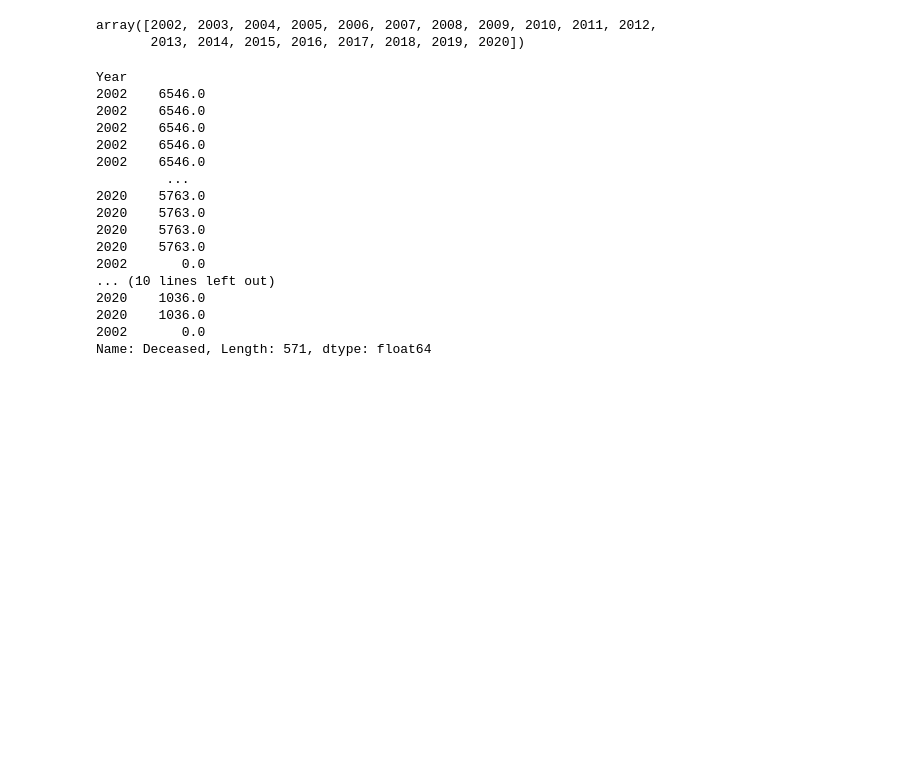
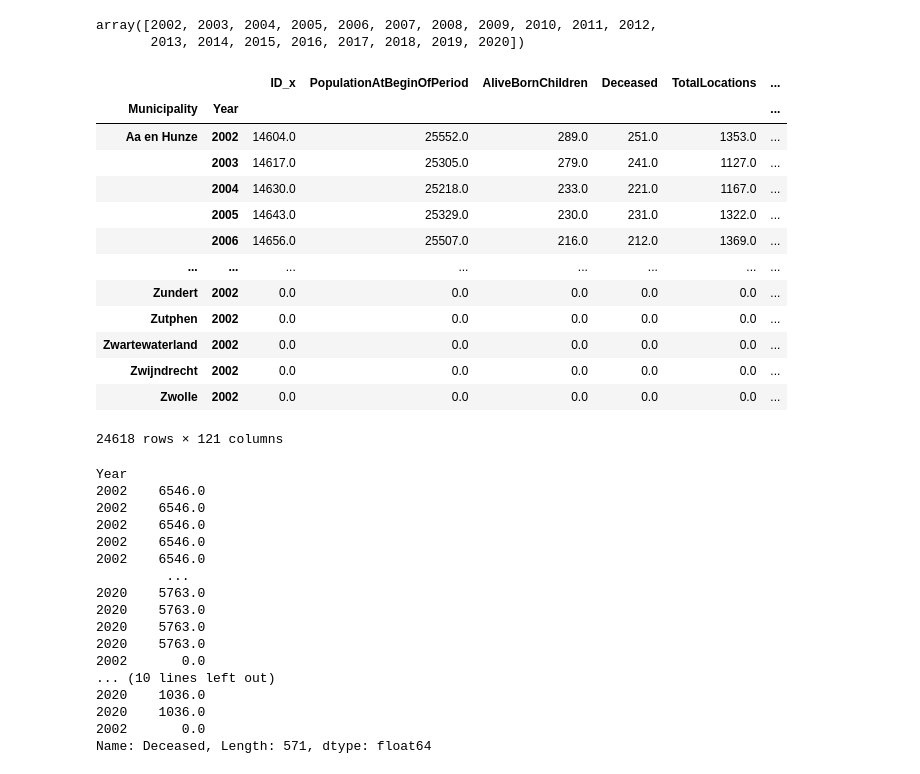
Before and after one commit to Dipsaus2002/DELA_Upsacling_Prediction, a Jupyter notebook: DELA.ipynb, the cells around one changed output. Drawn from its saved outputs; the diff is of its cells as text; code cells hidden in the pictures; blank space fills up the shorter version.

```diff
--- a/DELA.ipynb
+++ b/DELA.ipynb
@@ -199,6 +199,23 @@ array([2002, 2003, 2004, 2005, 2006, 2007, 2008, 2009, 2010, 2011, 2012,
        2013, 2014, 2015, 2016, 2017, 2018, 2019, 2020])
 # %%
 dataset.set_index(['Municipality', 'Year'], inplace=True)
+# %%
+dataset
+# %% [output]
+|  |  | ID_x | PopulationAtBeginOfPeriod | AliveBornChildren | Deceased | TotalLocations | ... |
+| Municipality | Year |  |  |  |  |  | ... |
+| Aa en Hunze | 2002 | 14604.0 | 25552.0 | 289.0 | 251.0 | 1353.0 | ... |
+|  | 2003 | 14617.0 | 25305.0 | 279.0 | 241.0 | 1127.0 | ... |
+|  | 2004 | 14630.0 | 25218.0 | 233.0 | 221.0 | 1167.0 | ... |
+|  | 2005 | 14643.0 | 25329.0 | 230.0 | 231.0 | 1322.0 | ... |
+|  | 2006 | 14656.0 | 25507.0 | 216.0 | 212.0 | 1369.0 | ... |
+| ... | ... | ... | ... | ... | ... | ... | ... |
+| Zundert | 2002 | 0.0 | 0.0 | 0.0 | 0.0 | 0.0 | ... |
+| Zutphen | 2002 | 0.0 | 0.0 | 0.0 | 0.0 | 0.0 | ... |
+| Zwartewaterland | 2002 | 0.0 | 0.0 | 0.0 | 0.0 | 0.0 | ... |
+| Zwijndrecht | 2002 | 0.0 | 0.0 | 0.0 | 0.0 | 0.0 | ... |
+| Zwolle | 2002 | 0.0 | 0.0 | 0.0 | 0.0 | 0.0 | ... |
+24618 rows × 121 columns
 # %%
 municipalities = dataset.reset_index()['Municipality'].unique()
 datasets = {}
```
Also changed, not shown: parts of 7 cells of this notebook.
